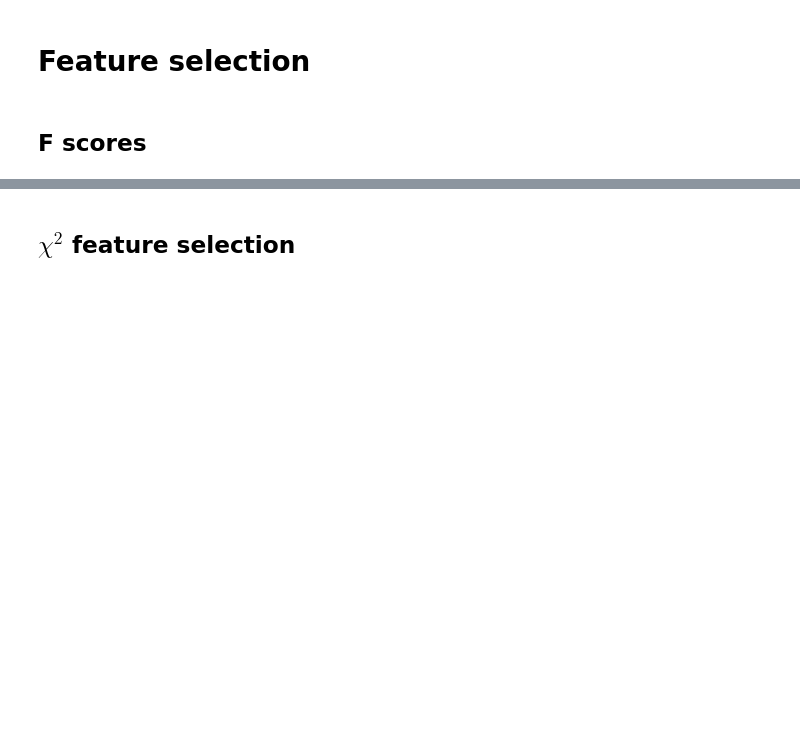
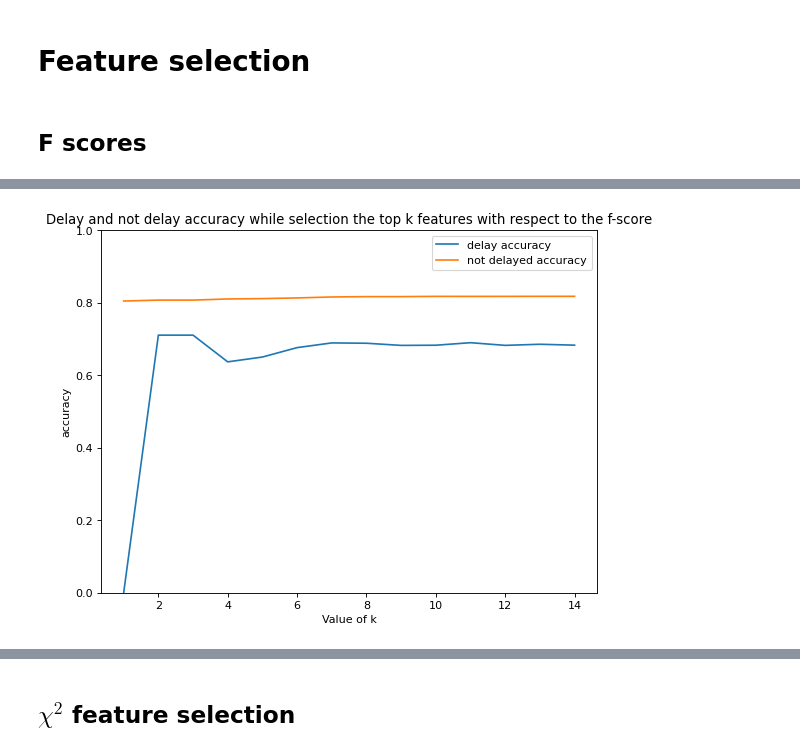
Before and after one commit to mammadov7/Large-Dataset-Mining, a Jupyter notebook: featureselection.ipynb, the cells around one changed output, grey strips where cells are left out. Saved outputs shown, nothing was run; the diff lists cells and outputs as text; code cells hidden in the pictures; blank space fills up the shorter version.

Commit message:
fixed feacture selection notebook

```diff
--- a/featureselection.ipynb
+++ b/featureselection.ipynb
@@ -82,15 +55,0 @@ acc non delay: 0.6619970519189824 acc delay: 0.6623925021885781
-# %%
-delay_acc = []
-not_delay_acc = []
-for i in range(1,10):
-    x_train,x_test,y_train,y_test = redoSplit(X,y)
-    x_train,y_train = balancing_dataset(x_train,y_train,i/10)
-    clf = bestFittingMethod(x_train,y_train)
-    y_pred_test = clf.predict(x_test)
-    y_pred_test = clf.predict(x_test)
-    cm_test = confusion_matrix(y_pred_test,y_test.to_numpy())
-    print(cm_test)
-    n_cm_test = cm_test /np.sum(cm_test,axis=0)
-    print("acc non delay:",n_cm_test[0,0],"acc delay:",n_cm_test[1,1])
-    delay_acc.append(n_cm_test[0,0])
-    not_delay_acc.append(n_cm_test[1,1])
@@ -104,0 +56,8 @@ plt.show()
+# %%
+x_train,x_test,y_train,y_test = redoSplit(X,Y)
+# %%
+#with weights
+xb_modelW = bestFittingMethod(x_train,y_train)
+y_hat = xb_modelW.predict(x_test)
+cm = confusion_matrix(y_test, y_hat)
+print(cm /np.sum(cm,axis=0))
@@ -112,10 +95,9 @@ def computingFscoresAccuracies(verbose = False):
     f_scores_test = []
     delay_hits = []
     nondelay_hits = []
-    for k_f in tqdm(range(1,15)):
-        x_train,x_test,y_train,y_test = redoSplit(X,y)
-        x_train,y_train = balancing_dataset(x_train,y_train,0.8)
-        Kbest_f = SelectKBest(f_classif, k=k_f).fit(x_train, y_train)
+    for k in tqdm(range(1,15)):
+        x_train,x_test,y_train,y_test = redoSplit(X,Y)
+        Kbest_f = SelectKBest(f_classif, k=k).fit(x_train, y_train)
         Xf = Kbest_f.transform(x_train)
         Xf_test = Kbest_f.transform(x_test)
         #fitting
@@ -129,13 +111,13 @@ def computingFscoresAccuracies(verbose = False):
         y_pred_test = clf.predict(Xf_test)
         f_score_test = f1_score(y_test.to_numpy(),y_pred_test)
         f_scores_test.append(f_score_test)
-        cm_test = confusion_matrix(y_pred_test,y_test.to_numpy())
+        cm_test = confusion_matrix(y_test.to_numpy(),y_pred_test)
         n_cm_test = cm_test /np.sum(cm_test,axis=0)
-        delay_hits.append(n_cm_test[0,0])
-        nondelay_hits.append(n_cm_test[1,1])
+        nondelay_hits.append(n_cm_test[0,0])
+        delay_hits.append(n_cm_test[1,1])
         if verbose:
             train_acc,t_acc = clf.score(Xf, y_train), clf.score(Xf_test, y_test)
-            cm = confusion_matrix(y_pred_train,y_train.to_numpy())
+            cm = confusion_matrix(y_train.to_numpy(),y_pred_train)
             print(f"---k={k_f}-----------------------------------------------------")
             print("Train accuracy",train_acc)
             print("Test accuracy",t_acc)
@@ -151,8 +260,17 @@ f_scores_train,f_scores_test,df,ndf = computingFscoresAccuracies(verbose=False)
 # %%
+#we replace nan values
+plt.figure(figsize=(8, 6), dpi=80)
+df = np.array(df)
+s=np.isnan(df)
+df[s]=0.0
 plt.plot(np.arange(1,15),df,label="delay accuracy")
 plt.plot(np.arange(1,15),ndf,label="not delayed accuracy")
 plt.xlabel("Value of k")
 plt.ylabel("accuracy")
 plt.ylim(0,1)
 plt.legend()
+plt.title(r"Delay and not delay accuracy while selection the top k features with respect to the f-score")
+plt.savefig("Viz/f_scores.png")
 plt.show()
+# %% [output]
+[figure, added]
```
Also changed, not shown: parts of 22 cells of this notebook.
